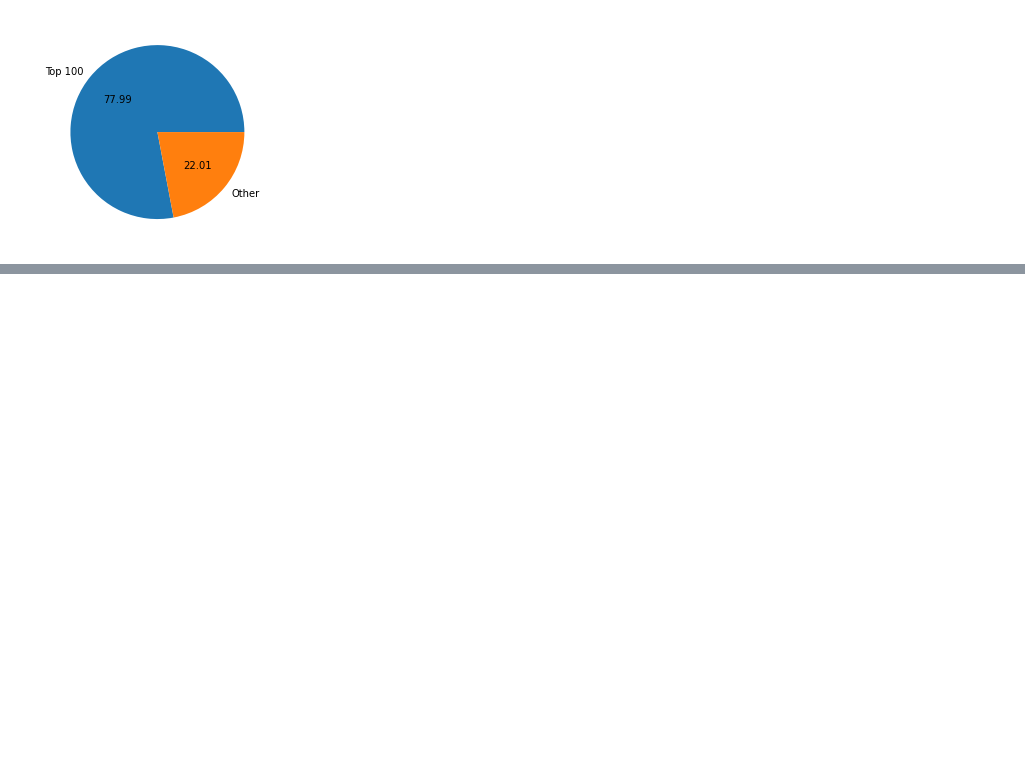
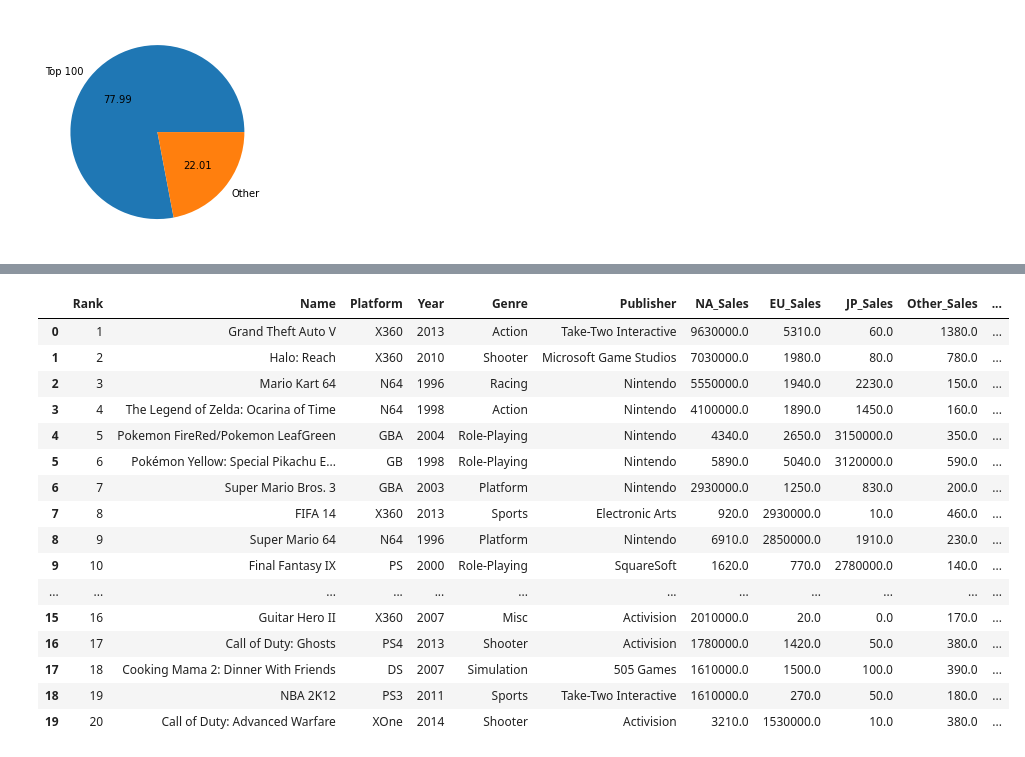
Before and after one commit to kks4536/Project1, a Jupyter notebook: AI_16_김경수_section1 (1).ipynb, the cells around one changed output, grey strips where cells are left out. Cells and saved outputs as stored; diff of their text form; code cells hidden in the pictures; blank space fills up the shorter version.

```diff
--- a/AI_16_김경수_section1 (1).ipynb
+++ b/AI_16_김경수_section1 (1).ipynb
@@ -489,0 +508,21 @@ plt.pie(Sales_100_other, labels = labels, autopct = '%.2f');
+# %%
+df_top100 = data[data.Rank <= 100]
+df_top100.head(20)
+# %% [output]
+|  | Rank | Name | Platform | Year | Genre | Publisher | NA_Sales | EU_Sales | JP_Sales | Other_Sales | ... |
+| 0 | 1 | Grand Theft Auto V | X360 | 2013 | Action | Take-Two Interactive | 9630000.0 | 5310.0 | 60.0 | 1380.0 | ... |
+| 1 | 2 | Halo: Reach | X360 | 2010 | Shooter | Microsoft Game Studios | 7030000.0 | 1980.0 | 80.0 | 780.0 | ... |
+| 2 | 3 | Mario Kart 64 | N64 | 1996 | Racing | Nintendo | 5550000.0 | 1940.0 | 2230.0 | 150.0 | ... |
+| 3 | 4 | The Legend of Zelda: Ocarina of Time | N64 | 1998 | Action | Nintendo | 4100000.0 | 1890.0 | 1450.0 | 160.0 | ... |
+| 4 | 5 | Pokemon FireRed/Pokemon LeafGreen | GBA | 2004 | Role-Playing | Nintendo | 4340.0 | 2650.0 | 3150000.0 | 350.0 | ... |
+| 5 | 6 | Pokémon Yellow: Special Pikachu E... | GB | 1998 | Role-Playing | Nintendo | 5890.0 | 5040.0 | 3120000.0 | 590.0 | ... |
+| 6 | 7 | Super Mario Bros. 3 | GBA | 2003 | Platform | Nintendo | 2930000.0 | 1250.0 | 830.0 | 200.0 | ... |
+| 7 | 8 | FIFA 14 | X360 | 2013 | Sports | Electronic Arts | 920.0 | 2930000.0 | 10.0 | 460.0 | ... |
+| 8 | 9 | Super Mario 64 | N64 | 1996 | Platform | Nintendo | 6910.0 | 2850000.0 | 1910.0 | 230.0 | ... |
+| 9 | 10 | Final Fantasy IX | PS | 2000 | Role-Playing | SquareSoft | 1620.0 | 770.0 | 2780000.0 | 140.0 | ... |
+| ... | ... | ... | ... | ... | ... | ... | ... | ... | ... | ... | ... |
+| 15 | 16 | Guitar Hero II | X360 | 2007 | Misc | Activision | 2010000.0 | 20.0 | 0.0 | 170.0 | ... |
+| 16 | 17 | Call of Duty: Ghosts | PS4 | 2013 | Shooter | Activision | 1780000.0 | 1420.0 | 50.0 | 380.0 | ... |
+| 17 | 18 | Cooking Mama 2: Dinner With Friends | DS | 2007 | Simulation | 505 Games | 1610000.0 | 1500.0 | 100.0 | 390.0 | ... |
+| 18 | 19 | NBA 2K12 | PS3 | 2011 | Sports | Take-Two Interactive | 1610000.0 | 270.0 | 50.0 | 180.0 | ... |
+| 19 | 20 | Call of Duty: Advanced Warfare | XOne | 2014 | Shooter | Activision | 3210.0 | 1530000.0 | 10.0 | 380.0 | ... |
```
Also changed, not shown: parts of 8 cells of this notebook.
